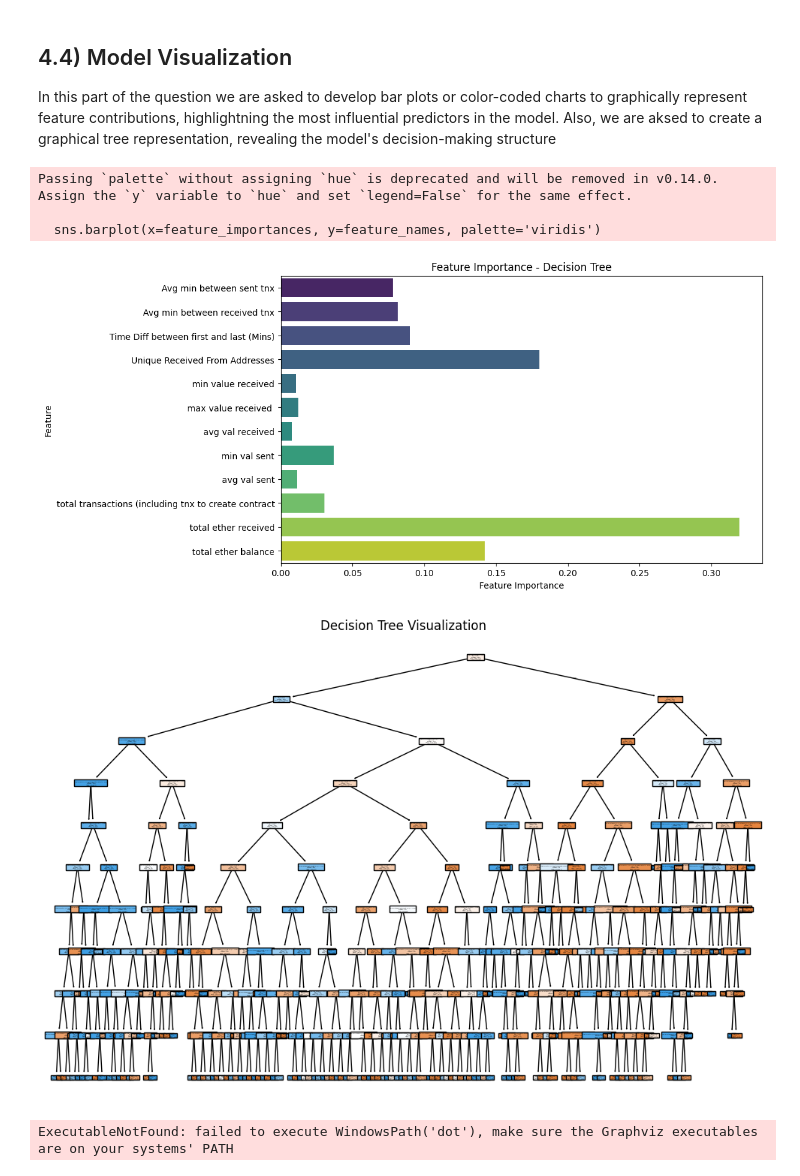
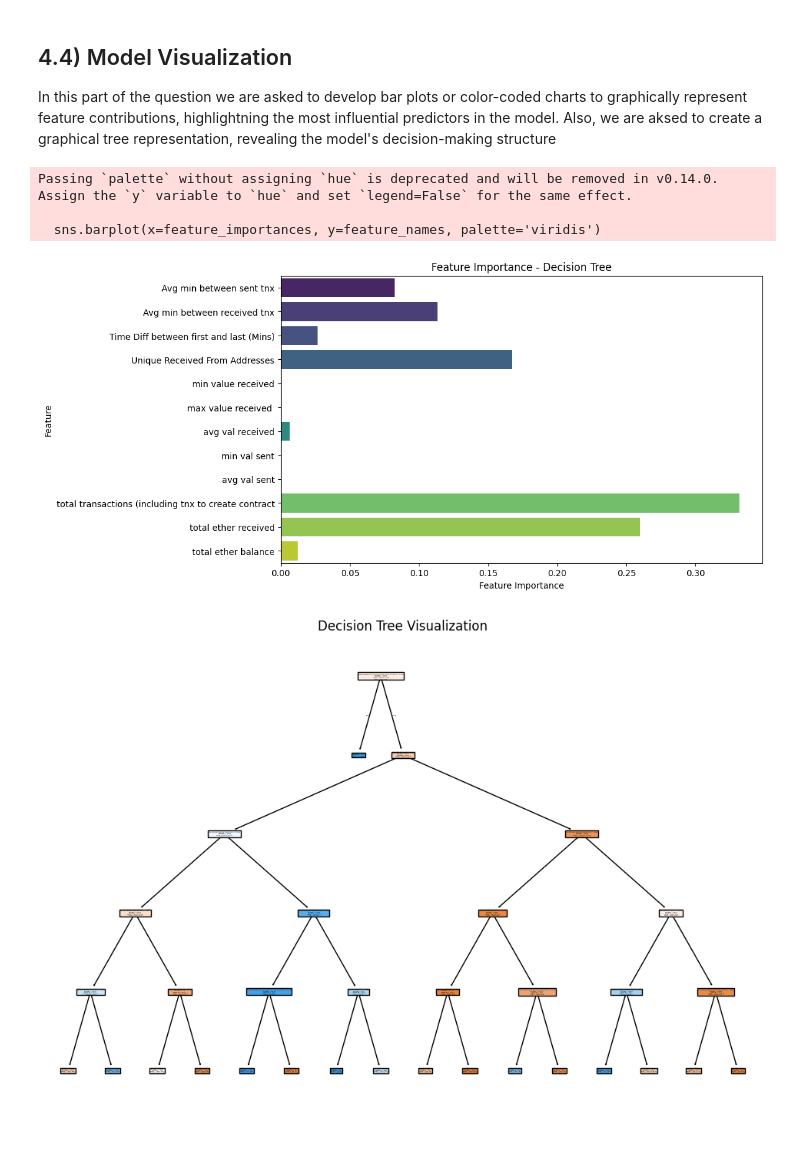
Before and after one commit to rishiveer773/SMAI-Assignments, a Jupyter notebook: q4.ipynb, the cells around one changed output. Drawn from its saved outputs; the diff is of its cells as text; code cells hidden in the pictures; blank space fills up the shorter version.

```diff
--- a/q4.ipynb
+++ b/q4.ipynb
@@ -332,35 +332,38 @@ The reason for these results is a balance between underfitting and overfitting:
 ## 4.4) Model Visualization
 In this part of the question we are asked to develop bar plots or color-coded charts to graphically represent feature contributions, highlightning the most influential predictors in the model. Also, we are aksed to create a graphical tree representation, revealing the model's decision-making structure
 # %%
-# Train the best decision tree with the optimal hyperparameters
+# Identify the best hyperparameters
+best_result = results_df.loc[results_df['val_accuracy'].idxmax()]
+
+# Extract the best hyperparameters
+best_params = {
+    'max_depth': best_result['max_depth'],
+    'min_samples_split': best_result['min_samples_split'],
+    'criterion': best_result['criterion']
+}
+
 best_tree = DecisionTreeClassifier(**best_params, random_state=42)
 best_tree.fit(X_train, y_train)
 
 # Feature Importance Visualization
 feature_importances = best_tree.feature_importances_
 feature_names = datasets['train'].drop(columns=['FLAG']).columns
 
 plt.figure(figsize=(10, 6))
 sns.barplot(x=feature_importances, y=feature_names, palette='viridis')
 plt.xlabel("Feature Importance")
 plt.ylabel("Feature")
 plt.title("Feature Importance - Decision Tree")
 plt.show()
 
 # Tree Visualization
 plt.figure(figsize=(12, 8))
 plot_tree(best_tree, feature_names=feature_names, class_names=["Not Fraud", "Fraud"], filled=True)
 plt.title("Decision Tree Visualization")
 plt.show()
-
-# Generate a more detailed visualization using Graphviz
-dot_data = export_graphviz(best_tree, out_file=None, feature_names=feature_names, class_names=["Not Fraud", "Fraud"], filled=True, rounded=True, special_characters=True)
-graph = graphviz.Source(dot_data)
-graph.render("decision_tree")  # Saves the tree as 'decision_tree.pdf'
 # %% [output]
 Passing `palette` without assigning `hue` is deprecated and will be removed in v0.14.0. Assign the `y` variable to `hue` and set `legend=False` for the same effect.
 
   sns.barplot(x=feature_importances, y=feature_names, palette='viridis')
-[figure, old version]
+[figure, new version]
-[figure, old version]
+[figure, new version]
-ExecutableNotFound: failed to execute WindowsPath('dot'), make sure the Graphviz executables are on your systems' PATH
```
Also changed, not shown: parts of 1 cell of this notebook.
